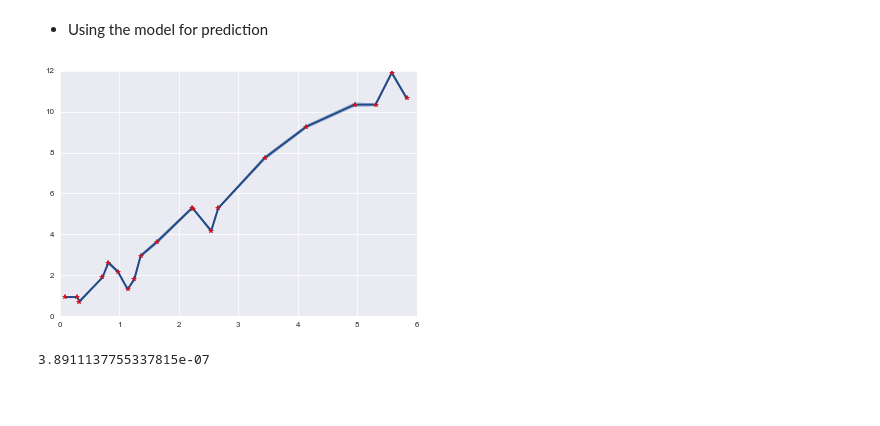
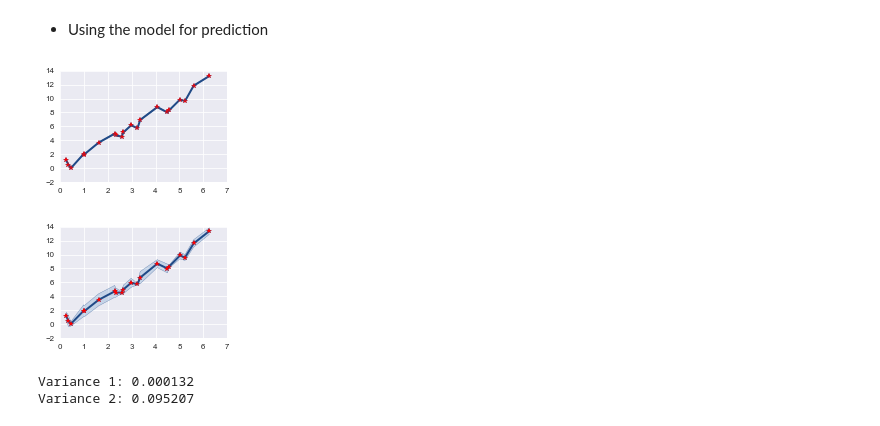
Before and after one commit to ggutierrez/SMFO, a Jupyter notebook: lab1/Lab1LinearRegression.ipynb, the cells around one changed output. Drawn from its saved outputs; the diff is of its cells as text; code cells hidden in the pictures; blank space fills up the shorter version.

```diff
--- a/lab1/Lab1LinearRegression.ipynb
+++ b/lab1/Lab1LinearRegression.ipynb
@@ -544,12 +544,10 @@ def plotModel(x,m,v,**kwargs):
 # %% [markdown]
 - Training the model
 # %%
-lb = 0.0
-ub = 2.0*np.pi
-trainSamples = 150
-# Create samples from the function
-X = np.linspace(lb, ub, trainSamples)
-F = np.array([ftest(v) for v in X])
-pb.plot(X,F)
-X = X[:,None]
-F = F[:,None]
+def train(func, samples, lb=0.0, ub=100.0, ax=pb):
+    X = np.linspace(lb, ub, samples)
+    F = np.array([func(v) for v in X])
+    ax.plot(X,F)
+    X = X[:,None]
+    F = F[:,None]
+    return(X,F)
@@ -557,0 +554,7 @@ F = F[:,None]
+# %%
+#f = figure(figsize=(3,3))
+f, (p1, p2) = plt.subplots(1,2, figsize=(6,2))
+X,F = train(ftest, 150, ub=2.0*np.pi, ax=p1)
+X2,F2 = train(ftest, 30, ub=2.0*np.pi, ax=p2)
+
+plt.savefig('ftest.pgf')
@@ -560,18 +565,28 @@ F = F[:,None]
 # %%
 predPoints = 20
 x = np.random.random_sample(predPoints)*2.0*np.pi
 x = np.sort(x)
 x = x[:,None]
 mean, var = predGPR(x, X, F, matern32Kern)
+mean2, var2 = predGPR(x, X2, F2, matern32Kern)
 # Not very good as the function is periodic:
 #mean, var = predGPR(x, X, F, gaussianKern)
-
+figure(figsize=(3,2))
 plotModel(x,mean,var)
+plt.savefig('predftest.pgf')
+plt.show()
+figure(figsize=(3,2))
+plotModel(x,mean2,var2)
+plt.savefig('predftest2.pgf')
 # %% [output]
-[figure, old version]
+[figure, new version]
+[figure, added]
 # %%
 FR = np.apply_along_axis(ftest,0,x)
 R = np.hstack((mean,FR))
-np.sum(np.var(R,axis=1))
+print("Variance 1: %f " % np.sum(np.var(R,axis=1)))
+R2 = np.hstack((mean2,FR))
+print("Variance 2: %f " % np.sum(np.var(R2,axis=1)))
 # %% [output]
-3.8911137755337815e-07
+Variance 1: 0.000132
+Variance 2: 0.095207
```
Also changed, not shown: parts of 2 cells of this notebook, 4 other files.
